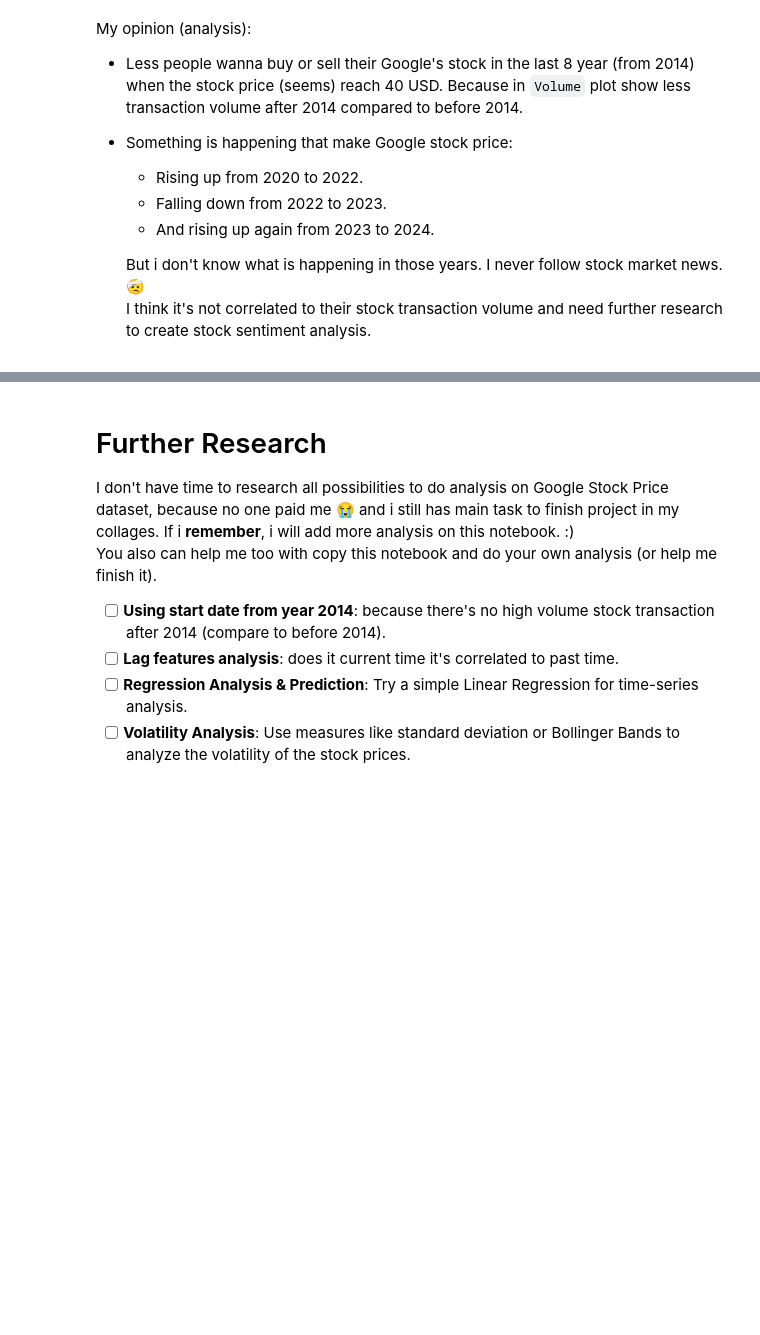
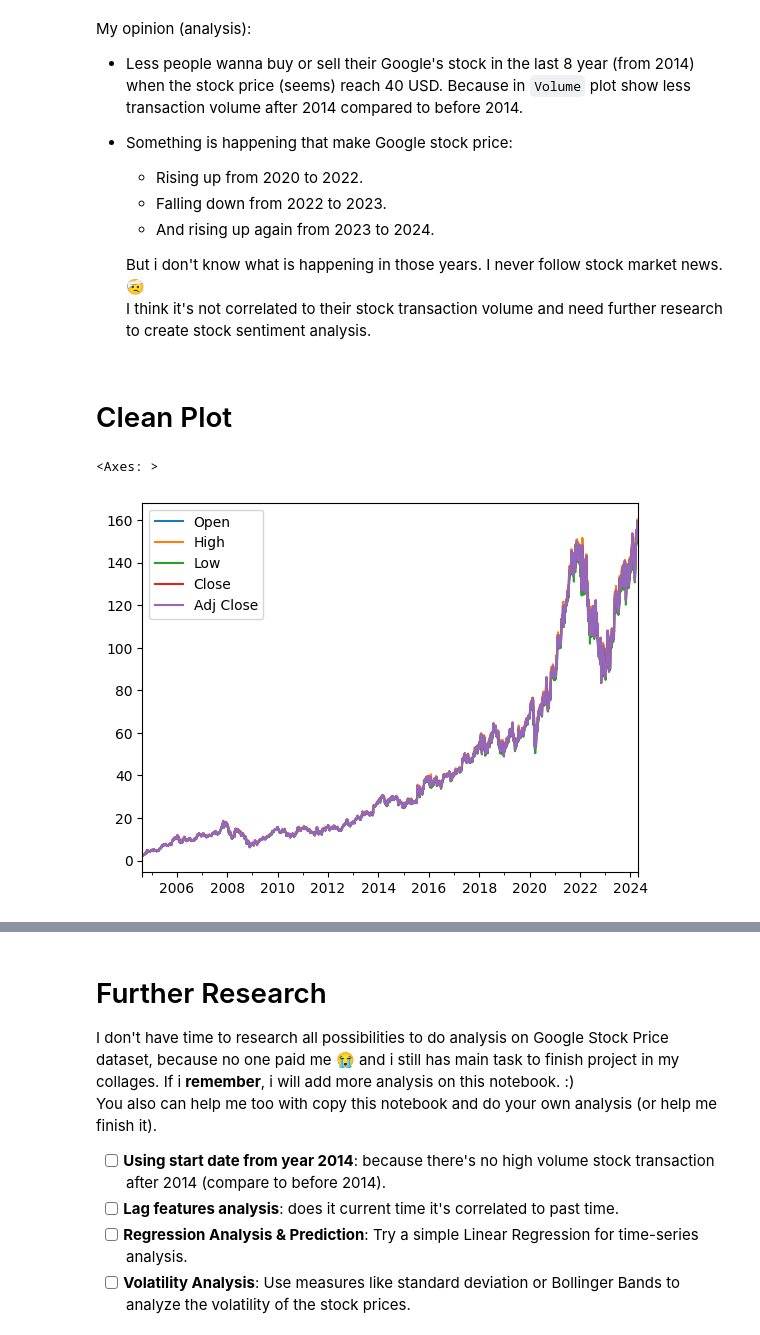
Before and after one commit to Kingki19/Stock-Market-Analysis-and-Prediction-A-study-case-for-Google, a Jupyter notebook: Stock Market Analysis: A study case for Google.ipynb, the cells around one changed output, grey strips where cells are left out. Saved outputs shown, nothing was run; the diff lists cells and outputs as text; code cells hidden in the pictures; blank space fills up the shorter version.

Commit message:
Kaggle Notebook | Stock Market Analysis: Google | Version 2

```diff
--- a/Stock Market Analysis: A study case for Google.ipynb
+++ b/Stock Market Analysis: A study case for Google.ipynb
@@ -172,3 +173,11 @@ My opinion (analysis):
 
   But i don't know what is happening in those years. I never follow stock market news. 🤕
   I think it's not correlated to their stock transaction volume and need further research to create stock sentiment analysis.
+# %% [markdown]
+# Clean Plot
+# %%
+df_stock_price = df_filled[['Open','High', 'Low', 'Close', 'Adj Close']]
+df_stock_price.plot()
+# %% [output]
+<Axes: >
+[figure, added]
```
Also changed, not shown: parts of 21 cells of this notebook.
